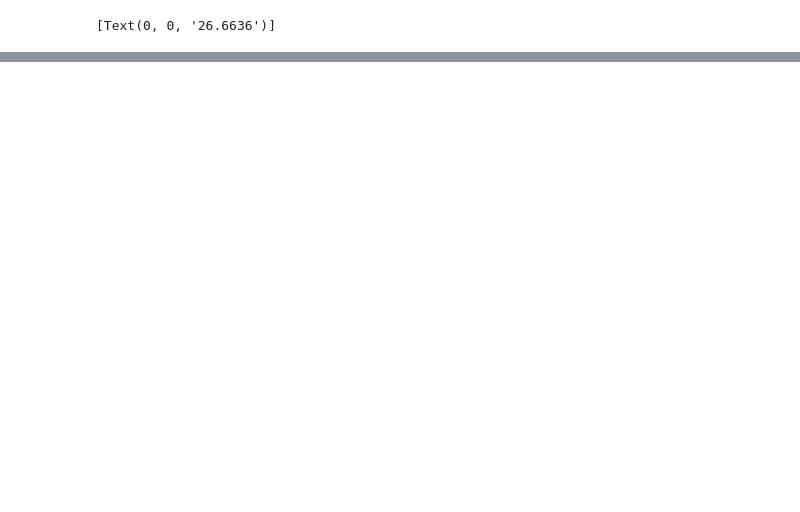
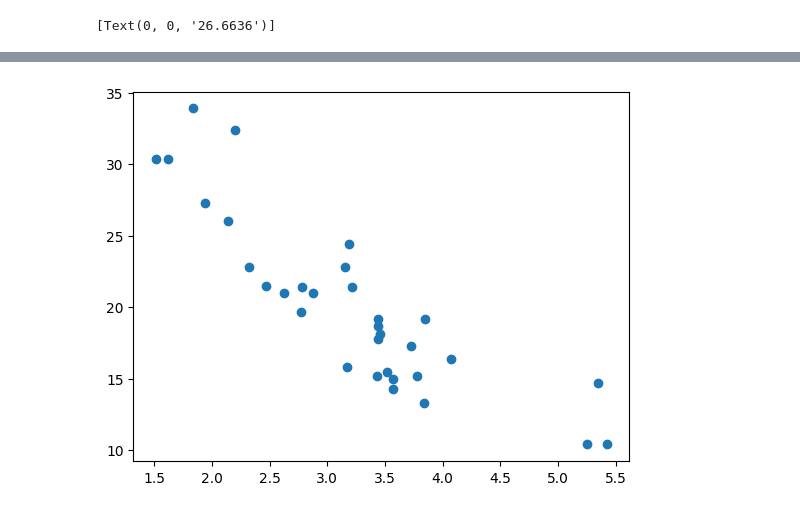
Before and after one commit to Smita2597/ds-repo, a Jupyter notebook: Data Visualizaton/Data_visualization.ipynb, the cells around one changed output, grey strips where cells are left out. Saved outputs shown, nothing was run; the diff lists cells and outputs as text; code cells hidden in the pictures; blank space fills up the shorter version.

```diff
--- a/Data Visualizaton/Data_visualization.ipynb
+++ b/Data Visualizaton/Data_visualization.ipynb
@@ -194,0 +216,5 @@ ax.bar_label(ax.containers[0])
+# %%
+plt.scatter(x='wt', y='mpg',data=df_cars)
+plt.show()
+# %% [output]
+[figure, added]
```
Also changed, not shown: parts of 28 cells of this notebook.
